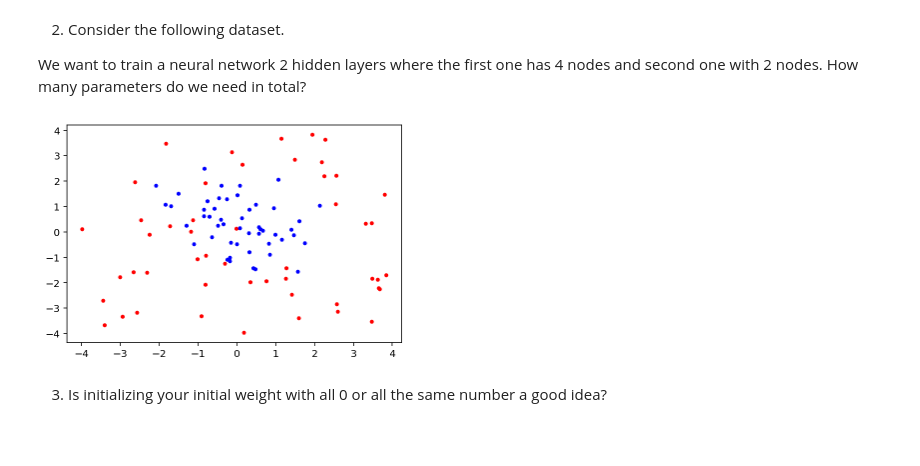
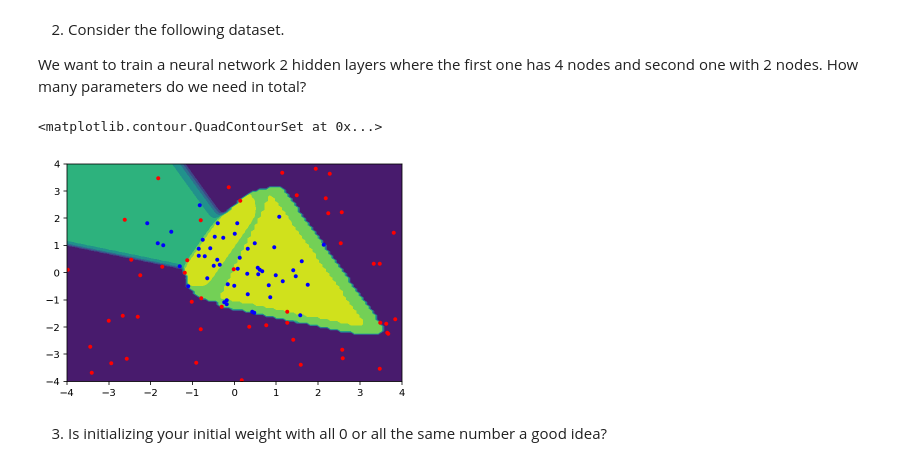
Before and after one commit to muic-pattern-rekt-2018/Exercise8, a Jupyter notebook: Neural Network.ipynb, the cells around one changed output. Saved outputs shown, nothing was run; the diff lists cells and outputs as text; code cells hidden in the pictures; blank space fills up the shorter version.

```diff
--- a/Neural Network.ipynb
+++ b/Neural Network.ipynb
@@ -137,11 +137,12 @@ def cost(w):
     p = predict(w, xs)
     llh = np.empty(p.shape)
     llh[ys==1] = np.log(p[ys==1])
-    llh[ys==0] = np.log(p[ys==0])
+    llh[ys==0] = np.log1p(-p[ys==0])
+    #print(llh)
     #llh = ys*np.log(p) + (1-ys)*np.log1p(-p)
     return -np.sum(llh)
 
-np.random.seed(444)
+np.random.seed(666)
 testw = np.random.randn(25)
 print(cost(testw))
 
@@ -180,15 +202,21 @@ We want to train a neural network 2 hidden layers where the first one has 4 node
 # %%
 np.random.seed(999)
 xs = np.hstack([np.random.randn(2,50), np.random.random(size=(2,50))*8-4])
 ys = np.array([1]*50+[0]*50)
 
 def draw_data():
     plt.plot(xs[0, ys==0], xs[1, ys==0], '.r')
     plt.plot(xs[0, ys==1], xs[1, ys==1], '.b')
 
 draw_data()
+xxs = np.linspace(-4, 4, 100)
+yys = np.linspace(-4, 4, 100)
+Z = np.array([[predict(best_w, np.array([[x], [y]]))[0] for x in xxs] for y in yys])
+from matplotlib import pyplot as plt
+plt.contourf(xxs, yys, Z)
 # %% [output]
+<matplotlib.contour.QuadContourSet at 0x...>
-[figure, old version]
+[figure, new version]
 # %% [markdown]
 3) Is initializing your initial weight with all 0 or all the same number a good idea?
 # %%
```
Also changed, not shown: parts of 3 cells of this notebook.
